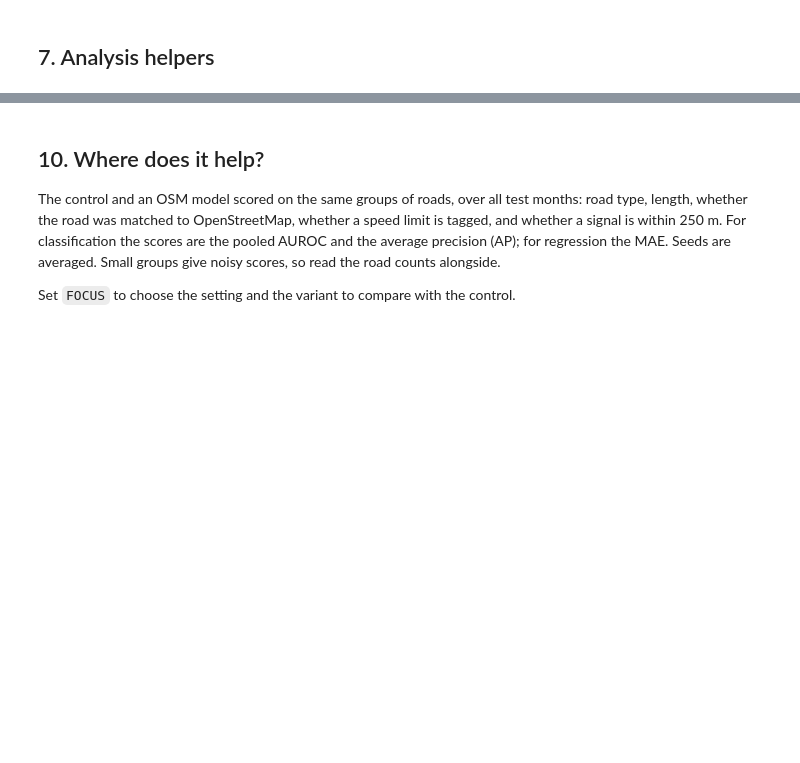
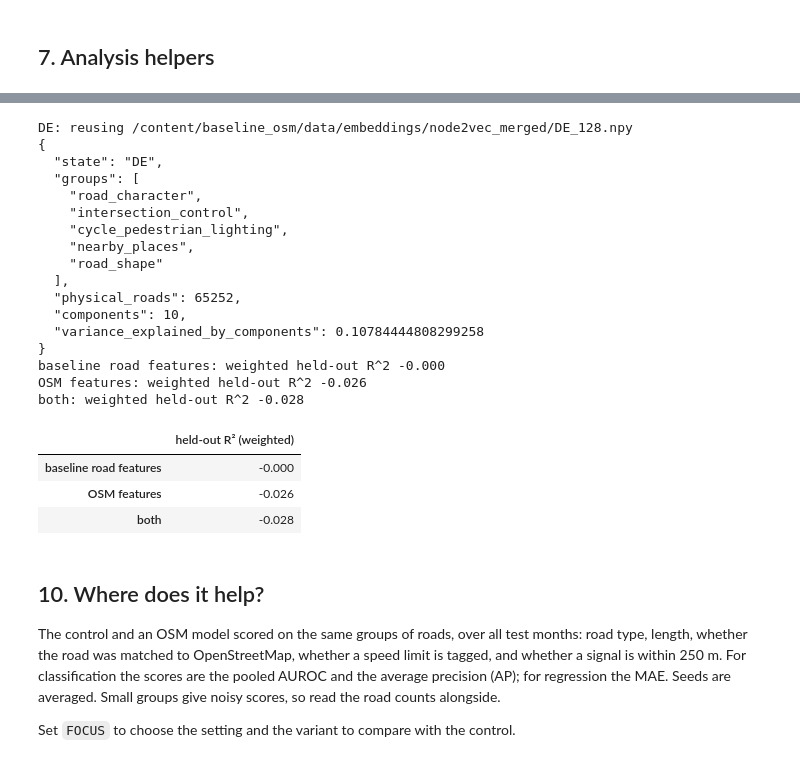
Before and after one commit to aaronteork/CS5284_GML, a Jupyter notebook: osm_baseline_comparison.ipynb, the cells around one changed output, grey strips where cells are left out. Saved outputs shown, nothing was run; the diff lists cells and outputs as text; code cells hidden in the pictures; blank space fills up the shorter version.

```diff
--- a/osm_baseline_comparison.ipynb
+++ b/osm_baseline_comparison.ipynb
@@ -2107,0 +2827,2 @@ for model, task, n2v, label, groups in PLAN:
+# %%
+run_live([TRAIN_PYTHON, "osm_train.py", "--state", STATE, "--traffic-check", "--osm-groups"])
@@ -2108,3 +2851,29 @@ for model, task, n2v, label, groups in PLAN:
+# %%
+run_live([TRAIN_PYTHON, "osm_train.py", "--state", STATE, "--overlap-check", "--osm-groups", *ALL])
+overlap = load_check(f"overlap_check_{STATE}")
+display(pd.DataFrame({name: {"held-out R² (weighted)": values["weighted"]} for name, values in overlap["r2"].items()}).T.round(3))
+# %% [output]
+DE: reusing /content/baseline_osm/data/embeddings/node2vec_merged/DE_128.npy
+{
+  "state": "DE",
+  "groups": [
+    "road_character",
+    "intersection_control",
+    "cycle_pedestrian_lighting",
+    "nearby_places",
+    "road_shape"
+  ],
+  "physical_roads": 65252,
+  "components": 10,
+  "variance_explained_by_components": 0.10784444808299258
+}
+baseline road features: weighted held-out R^2 -0.000
+OSM features: weighted held-out R^2 -0.026
+both: weighted held-out R^2 -0.028
+|  | held-out R² (weighted) |
+| baseline road features | -0.000 |
+| OSM features | -0.026 |
+| both | -0.028 |
 # %% [markdown]
 ## 10. Where does it help?
 
```
Also changed, not shown: parts of 51 cells of this notebook, 7 other files.
